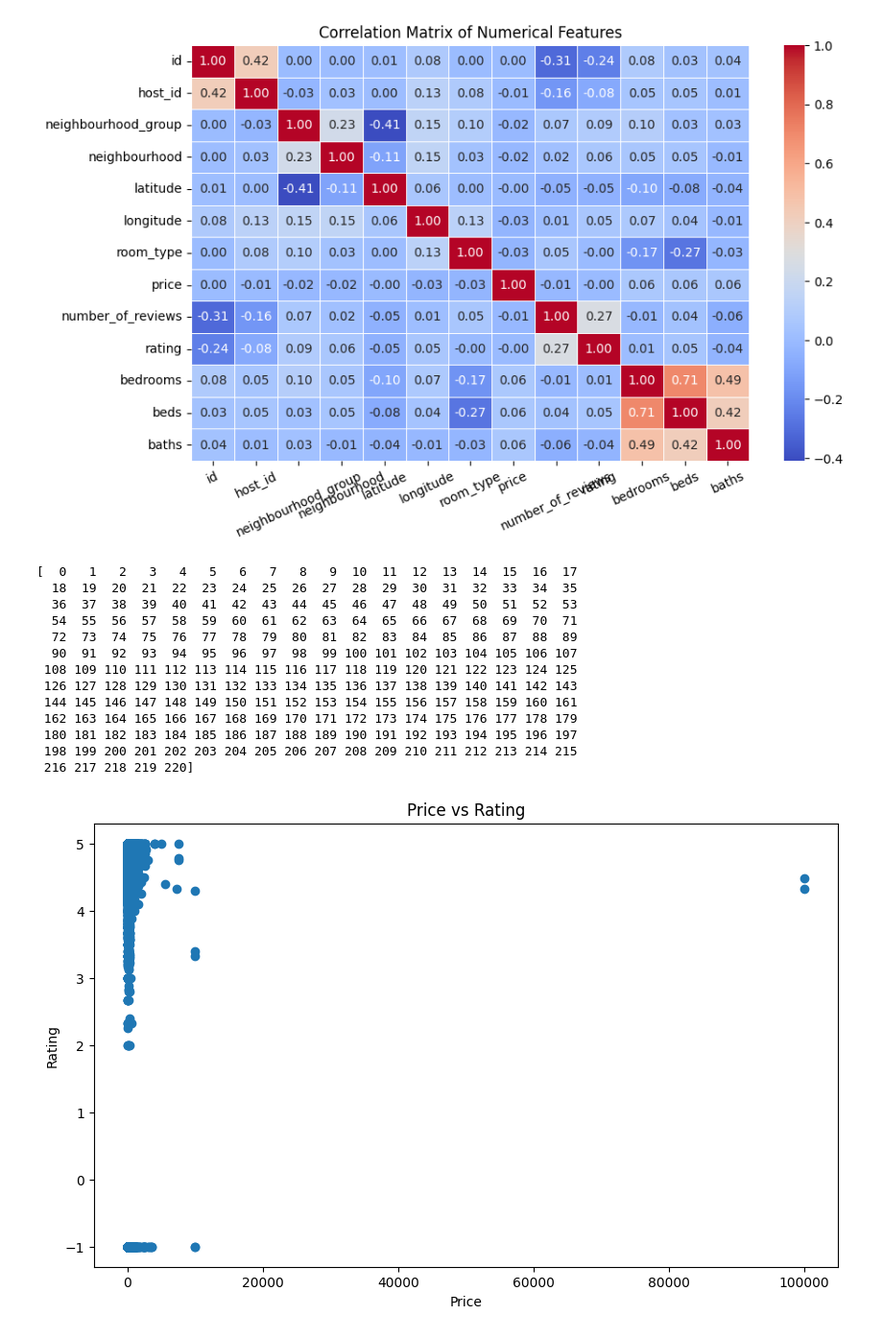
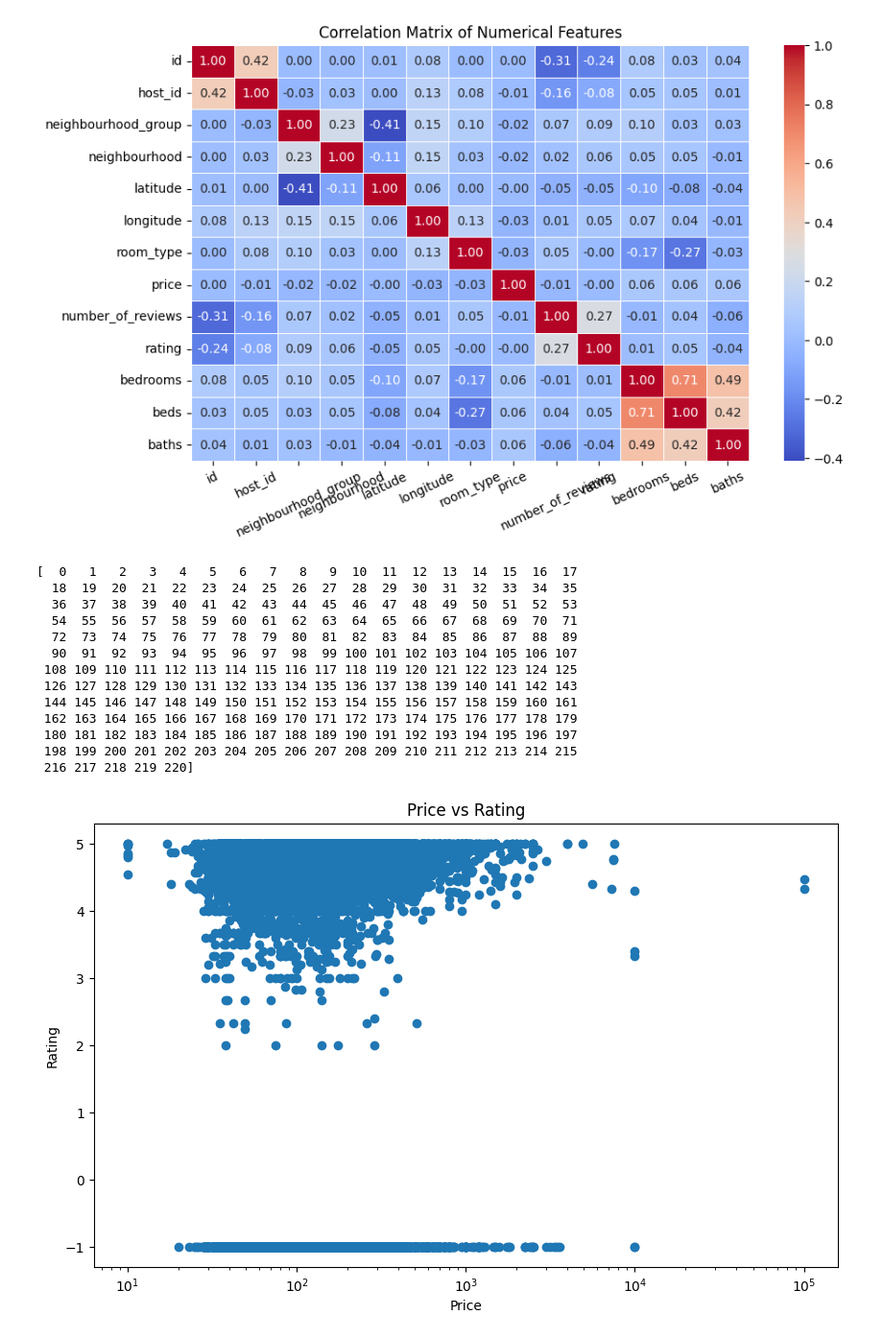
Before and after one commit to j-isaac-adams/nyairbnb, a Jupyter notebook: src/airbnb.ipynb, the cells around one changed output. Shown at 96% size. Saved outputs shown, nothing was run; the diff lists cells and outputs as text; code cells hidden in the pictures.

```diff
--- a/airbnb.ipynb
+++ b/src/airbnb.ipynb
@@ -8,3 +10,7 @@ import seaborn as sns
+# %%
+DATA = '../data/data.csv'
+NEIGHBOURHOOD = []
+ROOM_TYPE = []
 # %% [markdown]
 Data Preprocessing
 # %%
@@ -13,9 +19,9 @@ def read_data(file_name):
     data = pd.read_csv(file_name)
     return data
 # %%
-def df_cleanup(data):
+def df_cleanup():
 
-    df = pd.DataFrame(read_data(data))
+    df = pd.DataFrame(read_data(DATA))
 
     df = df.drop(df[df.availability_365 < 1].index)
 
@@ -77,0 +77,2 @@ NameError: name 'df_cleanup' is not defined
+# %%
+DF = df_cleanup()
@@ -113,31 +118,29 @@ plt.show()
 # %%
 # create list with uniques neighborhood names, where the each index is the unique name
 unique = DF['neighbourhood'].unique()
 print(unique)
 
-
-lst = []
 #scatter plot
 plt.figure(figsize=(10, 6))
 plt.scatter(DF['price'], DF['rating'])
 plt.title('Price vs Rating')
 #make x label log scale
-# plt.xscale('log')
+plt.xscale('log')
 plt.xlabel('Price')
 plt.ylabel('Rating')
 plt.show()
 # %% [output]
 [  0   1   2   3   4   5   6   7   8   9  10  11  12  13  14  15  16  17
   18  19  20  21  22  23  24  25  26  27  28  29  30  31  32  33  34  35
   36  37  38  39  40  41  42  43  44  45  46  47  48  49  50  51  52  53
   54  55  56  57  58  59  60  61  62  63  64  65  66  67  68  69  70  71
   72  73  74  75  76  77  78  79  80  81  82  83  84  85  86  87  88  89
   90  91  92  93  94  95  96  97  98  99 100 101 102 103 104 105 106 107
  108 109 110 111 112 113 114 115 116 117 118 119 120 121 122 123 124 125
  126 127 128 129 130 131 132 133 134 135 136 137 138 139 140 141 142 143
  144 145 146 147 148 149 150 151 152 153 154 155 156 157 158 159 160 161
  162 163 164 165 166 167 168 169 170 171 172 173 174 175 176 177 178 179
  180 181 182 183 184 185 186 187 188 189 190 191 192 193 194 195 196 197
  198 199 200 201 202 203 204 205 206 207 208 209 210 211 212 213 214 215
  216 217 218 219 220]
-[figure, old version]
+[figure, new version]
```
Also changed, not shown: parts of 5 cells of this notebook, 2 other files.
